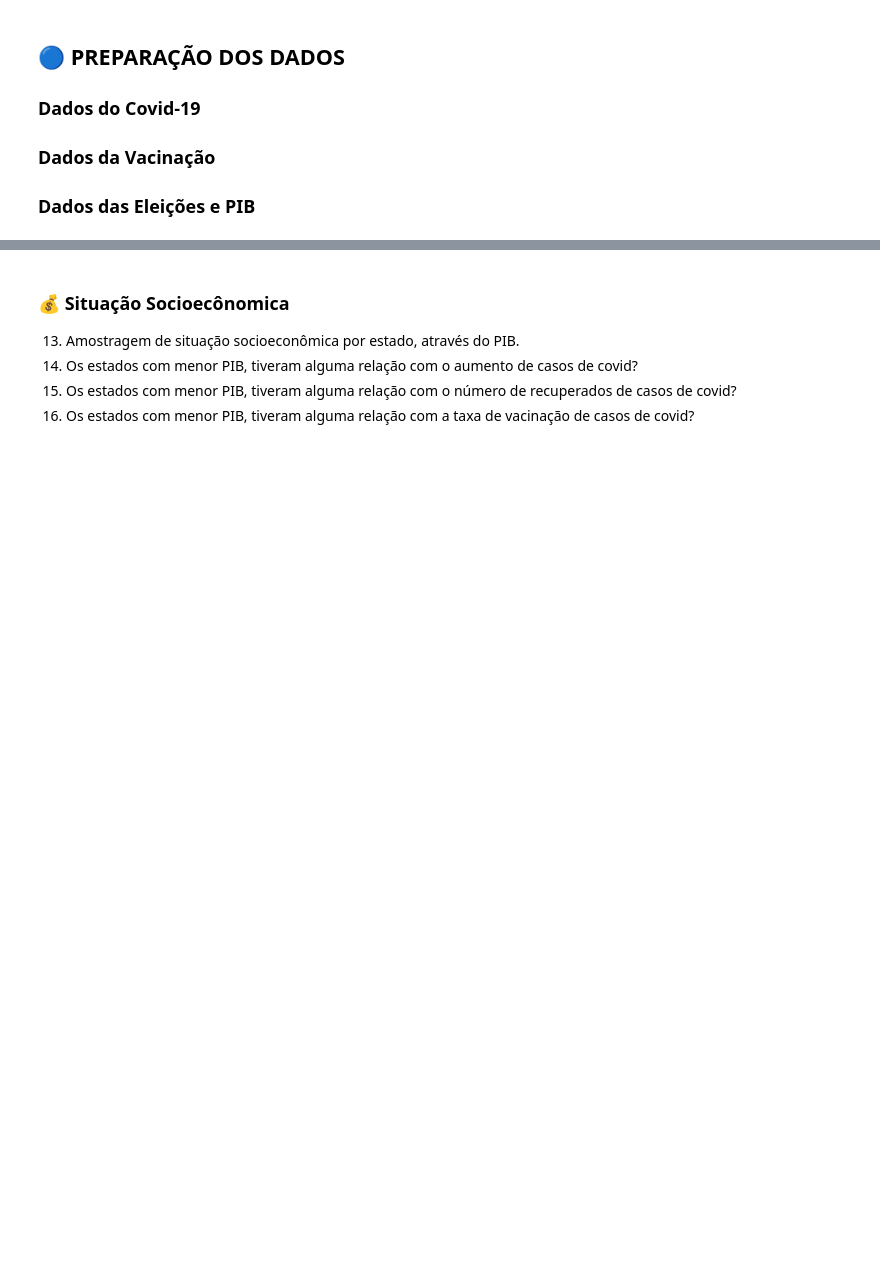
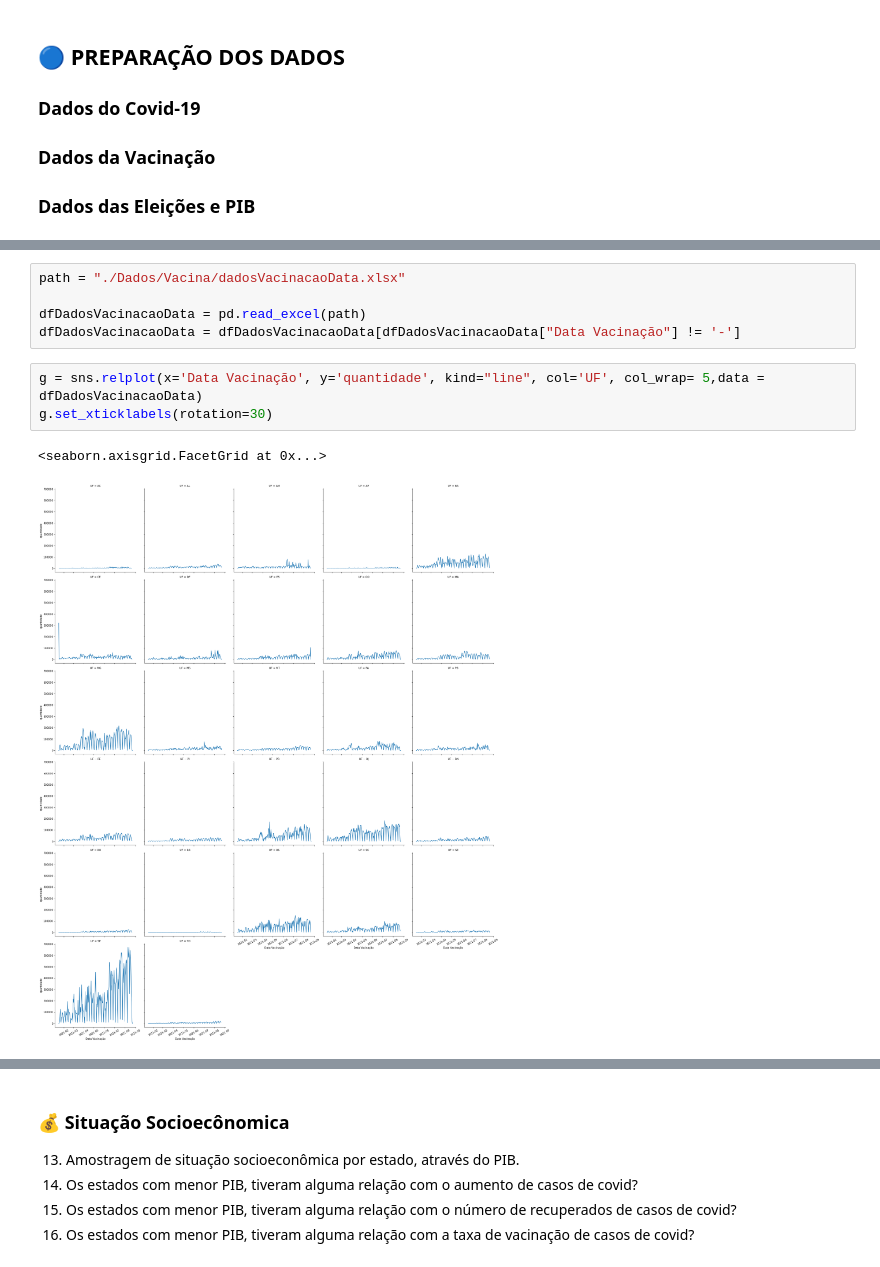
Before and after one commit to stardotwav/BrasilEmDados, a Jupyter notebook: AnaliseExtracaoConhecimento.ipynb, the cells around one changed output, grey strips where cells are left out. Cells and saved outputs as stored; diff of their text form; blank space fills up the shorter version.

```diff
--- a/AnaliseExtracaoConhecimento.ipynb
+++ b/AnaliseExtracaoConhecimento.ipynb
@@ -128,0 +135,11 @@ dadosTipoVacina = dadosTipoVacina.drop(columns=['Cód. IBGE','Dose 1','Dose 2'])
+# %%
+path = "./Dados/Vacina/dadosVacinacaoData.xlsx"
+
+dfDadosVacinacaoData = pd.read_excel(path)
+dfDadosVacinacaoData = dfDadosVacinacaoData[dfDadosVacinacaoData["Data Vacinação"] != '-']
+# %%
+g = sns.relplot(x='Data Vacinação', y='quantidade', kind="line", col='UF', col_wrap= 5,data = dfDadosVacinacaoData)
+g.set_xticklabels(rotation=30)
+# %% [output]
+<seaborn.axisgrid.FacetGrid at 0x...>
+[figure, added]
```
Also changed, not shown: parts of 31 cells of this notebook.
